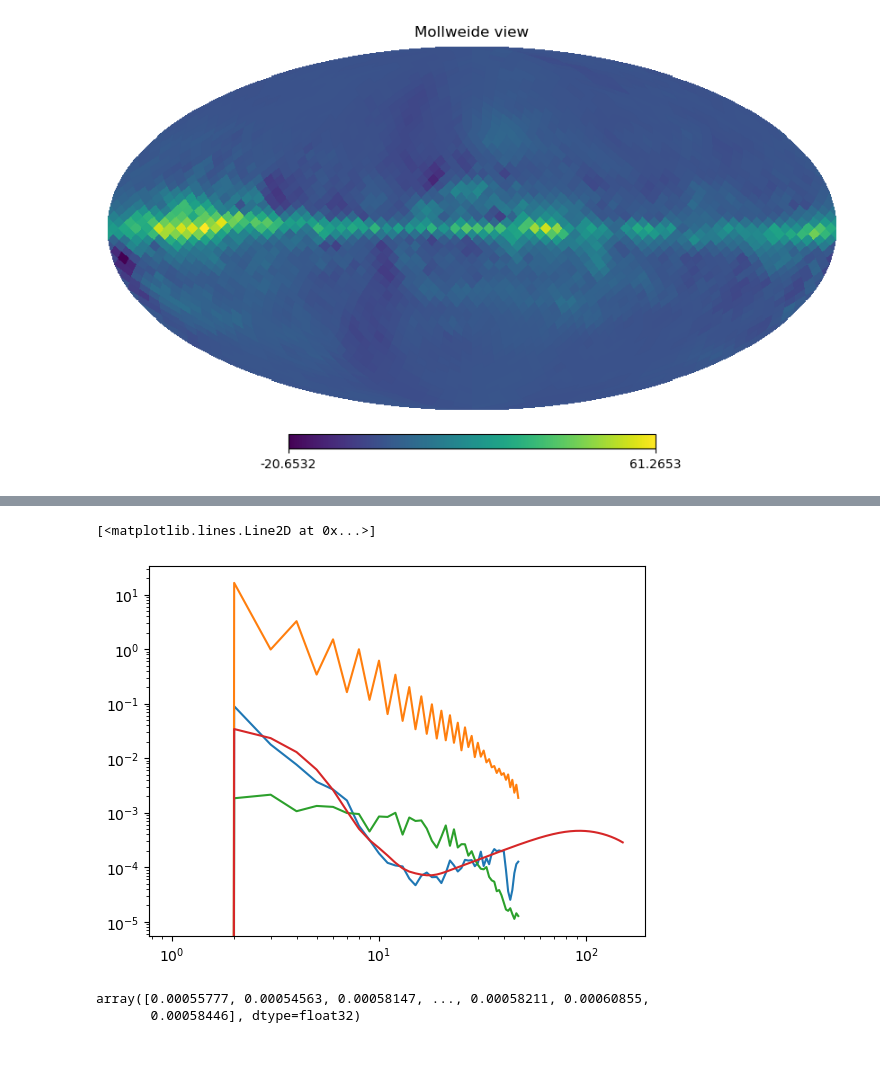
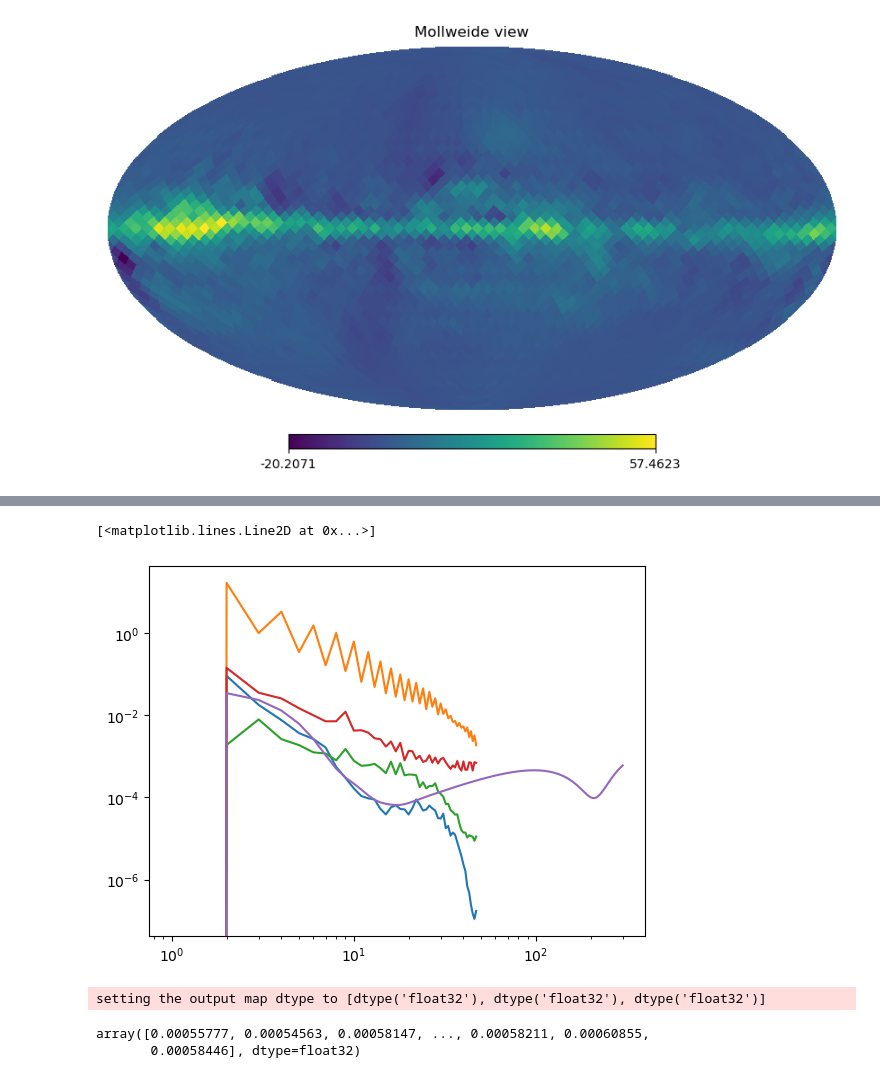
Before and after one commit to antolonappan/taunet, a Jupyter notebook: Notebooks/sky.ipynb, the cells around one changed output, grey strips where cells are left out. Cells and saved outputs as stored; diff of their text form; code cells hidden in the pictures.

```diff
--- a/Notebooks/sky.ipynb
+++ b/Notebooks/sky.ipynb
@@ -16,7 +16,7 @@ path = '/marconi/home/userexternal/aidicher/storage'
 # %%
 nsim = 1
 tau = 0.06
-fg_model = ['s1','d1']
+fg_model = ['s0','d0']
 # %%
 spectra = CMBspectra(tau=tau)
 # %%
@@ -68,8 +64,9 @@ array([0.00000000e+00, 0.00000000e+00, 3.42378727e-02, 2.33143470e-02,
 # %%
-plt.loglog(hp.alm2cl(cmb.Emode()))
+plt.loglog(hp.alm2cl(cmb.Emode(beam=True)))
 plt.loglog(hp.alm2cl(fg.Emode(100)))
 plt.loglog(hp.alm2cl(sky.noise.Emode(100)))
+plt.loglog(hp.alm2cl(sky.Emode(100)))
 plt.loglog(cmb.EE)
 # %% [output]
 [<matplotlib.lines.Line2D at 0x...>]
-[figure, old version]
+[figure, new version]
@@ -76,3 +75,7 @@ plt.loglog(cmb.EE)
+# %%
+hp.write_map(os.path.join(path,'taunet','mask.fits'),[mask,mask,mask],nest=True,overwrite=True)
+# %% [output]
+setting the output map dtype to [dtype('float32'), dtype('float32'), dtype('float32')]
 # %%
 import healpy as hp
 # %%
```
Also changed, not shown: parts of 7 cells of this notebook, 18 other files.
